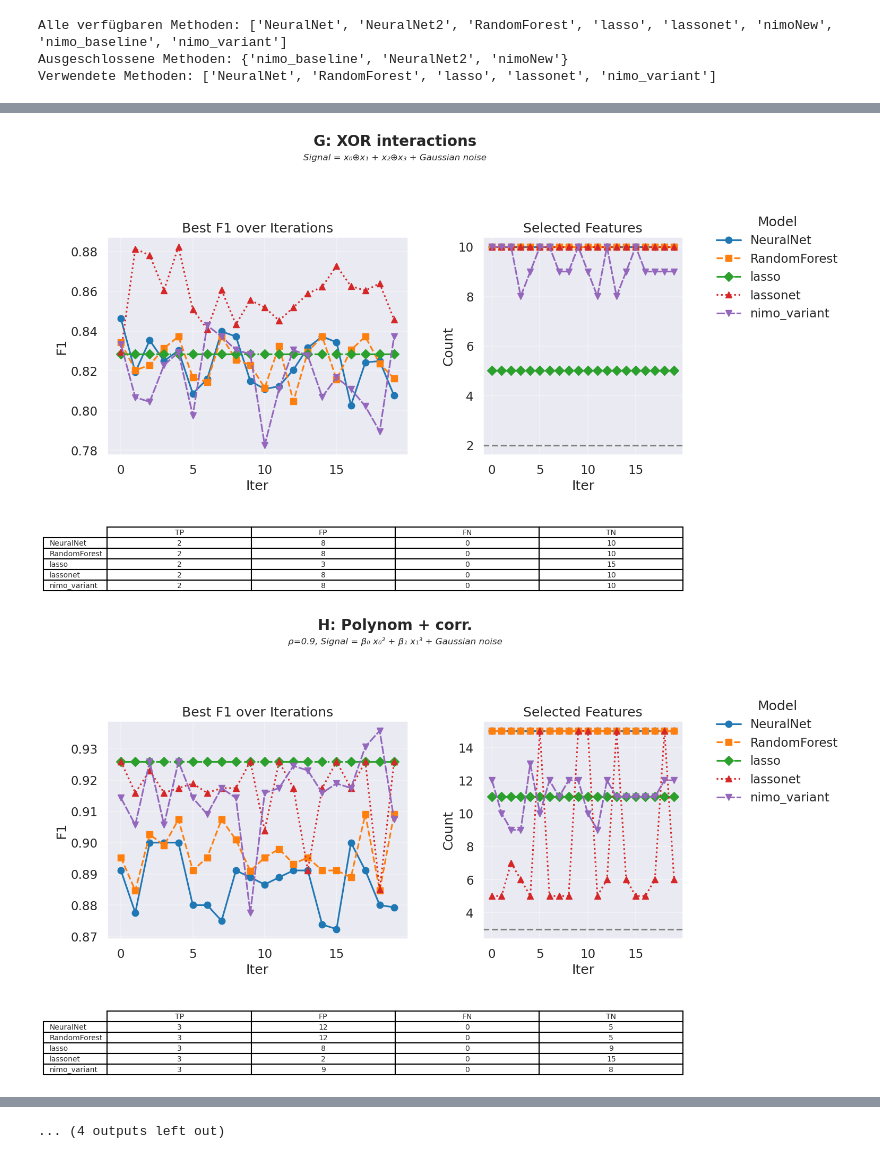
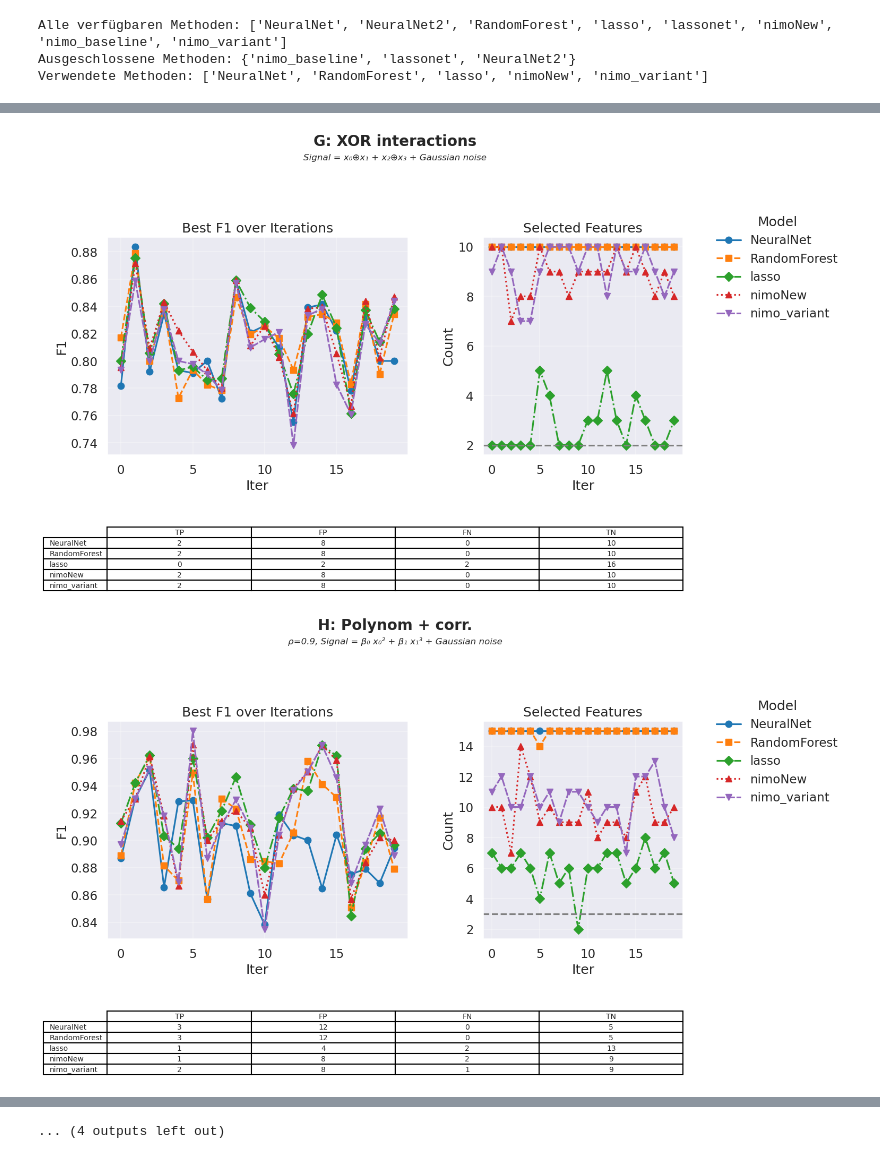
Before and after one commit to erdemkoca/master-thesis, a Jupyter notebook: notebooks/04_plotting_synthetic_results.ipynb, the cells around one changed output, grey strips where cells are left out. Saved outputs shown, nothing was run; the diff lists cells and outputs as text; code cells hidden in the pictures.

```diff
--- a/notebooks/04_plotting_synthetic_results.ipynb
+++ b/notebooks/04_plotting_synthetic_results.ipynb
@@ -14,13 +14,14 @@ sns.set_context("talk")
 # 0) Methoden ausschließen - HIER ÄNDERN!
 # -------------------------------
 # Definiere hier die Methoden, die du aus den Plots ausschließen möchtest
-excluded_methods = { 'nimo_baseline', 'nimoNew', 'NeuralNet2'}  # Beispiel: randomForest und nimoNew ausschließen
+excluded_methods = { 'nimo_baseline', 'NeuralNet2', 'lassonet'}  # Beispiel: randomForest und nimoNew ausschließen
 # excluded_methods = set()  # Leeres Set = alle Methoden anzeigen
 
 # -------------------------------
 # 1) Daten einlesen & vorbereiten
 # -------------------------------
-df = pd.read_csv('../results/synthetic/all_model_results_synthetic_5Iterations.csv')
+#df = pd.read_csv('../results/synthetic/all_model_results_synthetic_20Iterations_JULY.csv')
+df = pd.read_csv('../results/synthetic/all_model_results_synthetic_20Iterations_AUGUST.csv')
 df = df[df['error'].isna()] if 'error' in df else df
 df['selected_features'] = df['selected_features'].fillna('[]')\
     .apply(lambda s: ast.literal_eval(s) if isinstance(s, str) else [])
@@ -164,5 +165,5 @@ fig.tight_layout(rect=(0, 0, 0.85, 0.88))
 plt.show()
 # %% [output]
 Alle verfügbaren Methoden: ['NeuralNet', 'NeuralNet2', 'RandomForest', 'lasso', 'lassonet', 'nimoNew', 'nimo_baseline', 'nimo_variant']
-Ausgeschlossene Methoden: {'nimo_baseline', 'NeuralNet2', 'nimoNew'}
-Verwendete Methoden: ['NeuralNet', 'RandomForest', 'lasso', 'lassonet', 'nimo_variant']
+Ausgeschlossene Methoden: {'nimo_baseline', 'lassonet', 'NeuralNet2'}
+Verwendete Methoden: ['NeuralNet', 'RandomForest', 'lasso', 'nimoNew', 'nimo_variant']
@@ -175,2 +176,2 @@ Verwendete Methoden: ['NeuralNet', 'RandomForest', 'lasso', 'lassonet', 'nimo_va
-[figure, old version]
+[figure, new version]
-[figure, old version]
+[figure, new version]
```
Also changed, not shown: parts of 1 cell of this notebook, 20 other files.
